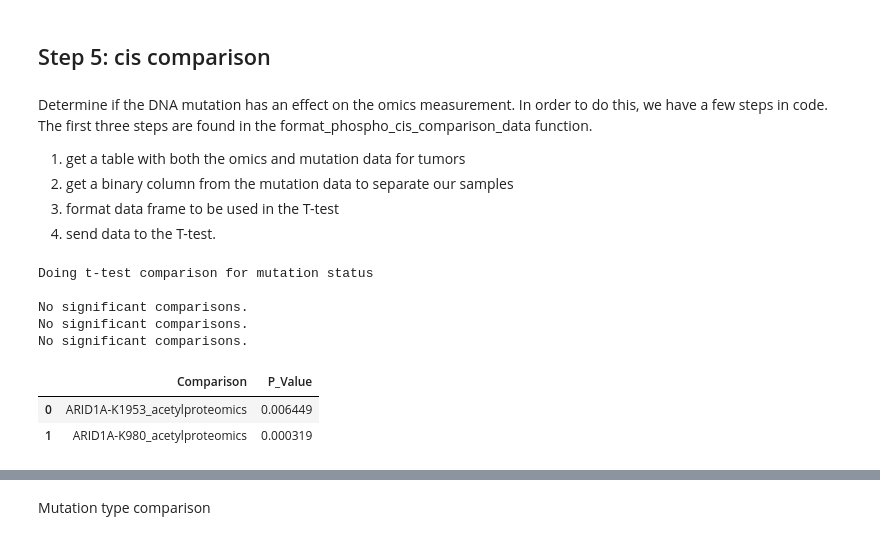
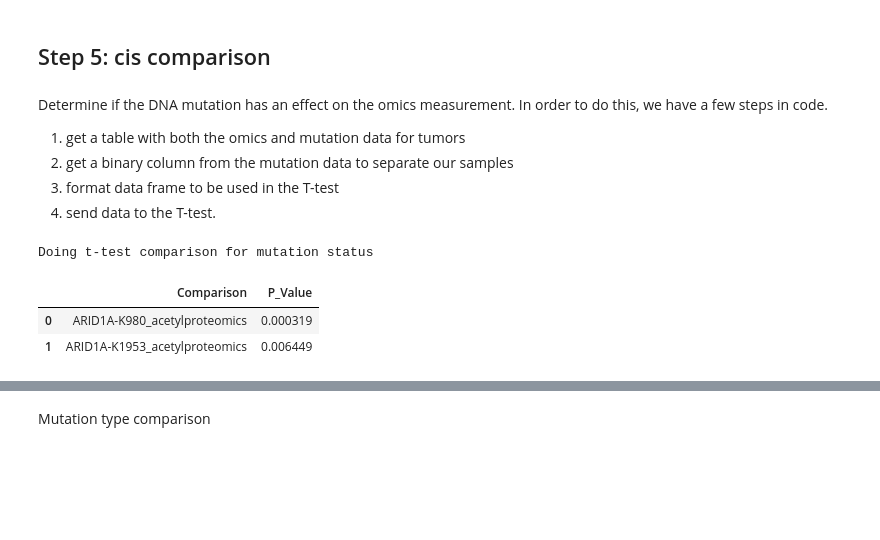
Before and after one commit to PayneLab/WhenMutationsMatter, a Jupyter notebook: Protein Notebooks/ARID1A/ARID1A_cis_acetylproteomics.ipynb, the cells around one changed output, grey strips where cells are left out. Saved outputs shown, nothing was run; the diff lists cells and outputs as text; code cells hidden in the pictures; blank space fills up the shorter version.

```diff
--- a/Protein Notebooks/ARID1A/ARID1A_cis_acetylproteomics.ipynb
+++ b/Protein Notebooks/ARID1A/ARID1A_cis_acetylproteomics.ipynb
@@ -43,7 +43,7 @@ omics = en_object.get_acetylproteomics()
 # %% [markdown]
 ## Step 5: cis comparison
 # %% [markdown]
-Determine if the DNA mutation has an effect on the omics measurement. In order to do this, we have a few steps in code. The first three steps are found in the format_phospho_cis_comparison_data function.
+Determine if the DNA mutation has an effect on the omics measurement. In order to do this, we have a few steps in code.
 1. get a table with both the omics and mutation data for tumors
 2. get a binary column from the mutation data to separate our samples
 3. format data frame to be used in the T-test
@@ -64,26 +65,12 @@ only_acetyl = tumors.drop(columns_to_drop, axis = 1)
-# %%
-print("Doing t-test comparison for mutation status\n")
-pval_df = pd.DataFrame()
-for col_label, content in only_acetyl.items():
-    formatted_acetyl_df = f.format_phospho_cis_comparison(en_object, 'acetylproteomics', gene, col_label)
-
-    # check correctly formatted
-    check_binary = len(formatted_acetyl_df['binary_mutations'].unique()) == 2
-    check_num_data = len(formatted_acetyl_df.index) > 9 # (95 * .1) = 9.5
-    if check_num_data & check_binary:
-        omics_col_list = [col_label] #list of specific column label (for ttest)
-        significant_pval_results = al.wrap_ttest(formatted_acetyl_df, 'binary_mutations', omics_col_list)
-        pval_df = pval_df.append(significant_pval_results, ignore_index = True)
-
-pval_df # print to see significant tests
-# %% [output]
-Doing t-test comparison for mutation status
-
-No significant comparisons.
-No significant comparisons.
-No significant comparisons.
-|  | Comparison | P_Value |
-| 0 | ARID1A-K1953_acetylproteomics | 0.006449 |
-| 1 | ARID1A-K980_acetylproteomics | 0.000319 |
+# %%
+print("Doing t-test comparison for mutation status\n")
+omics_col_list = list(only_acetyl.columns)
+significant_pval_results = al.wrap_ttest(binary_acetyl, 'binary_mutations', omics_col_list)
+significant_pval_results
+# %% [output]
+Doing t-test comparison for mutation status
+|  | Comparison | P_Value |
+| 0 | ARID1A-K980_acetylproteomics | 0.000319 |
+| 1 | ARID1A-K1953_acetylproteomics | 0.006449 |
 # %%
 # create data frame for boxplot with all sig sites
```
Also changed, not shown: parts of 9 cells of this notebook, 2 other files.
